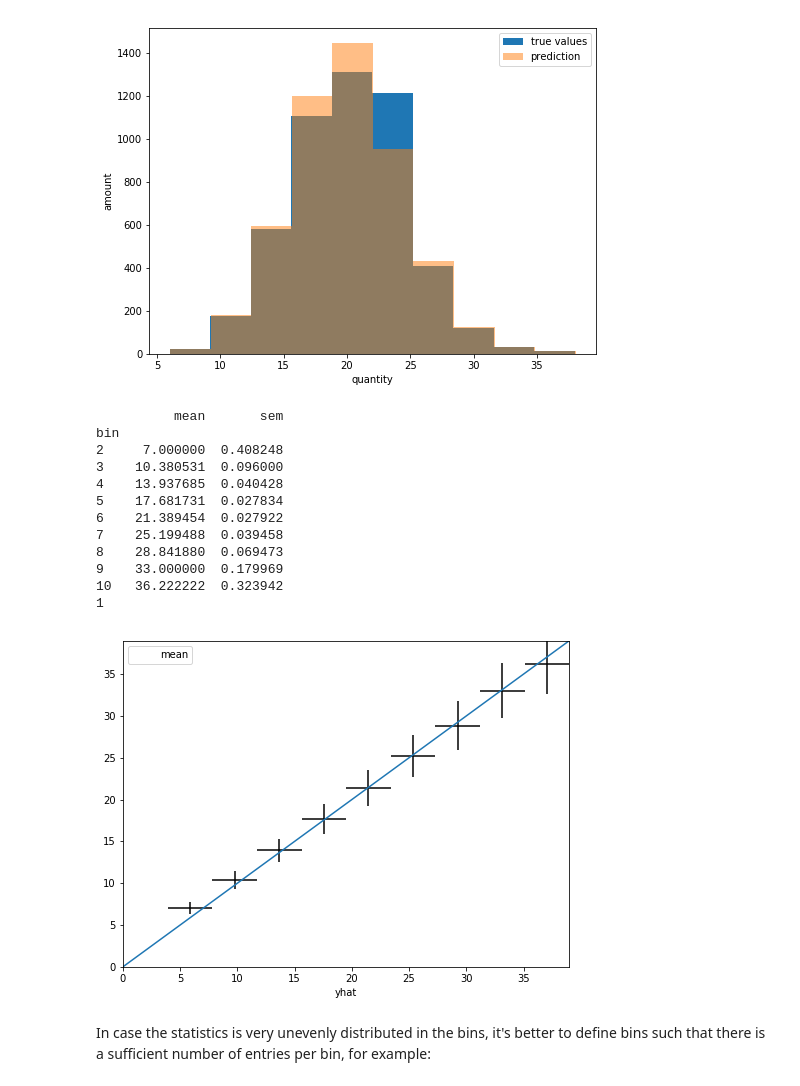
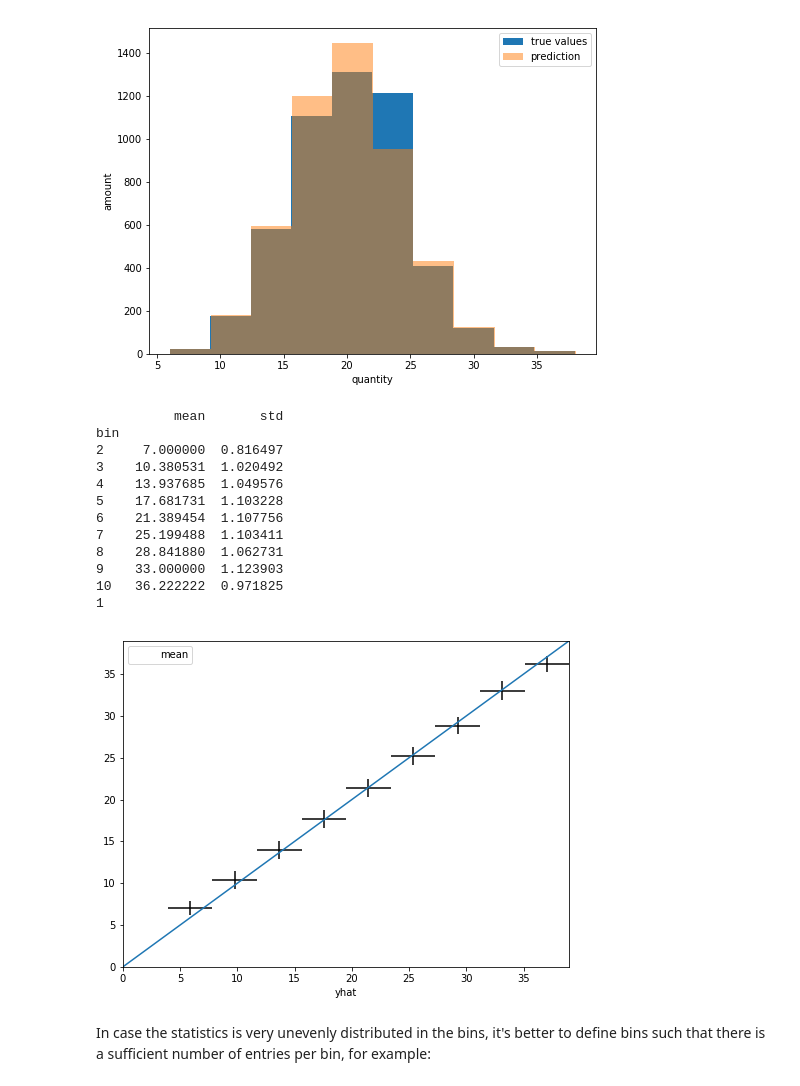
Before and after one commit to ukerzel/IUBHDemo, a Jupyter notebook: DiagonalPlot.ipynb, the cells around one changed output. Cells and saved outputs as stored; diff of their text form; code cells hidden in the pictures.

```diff
--- a/DiagonalPlot.ipynb
+++ b/DiagonalPlot.ipynb
@@ -78,7 +78,7 @@ df['bin'] = np.digitize(yhat, bins=bins)
 binned = df.groupby('bin')
 
 # calculate mean and standard error of the mean for true values in each bin
-result = binned['y'].agg(['mean', 'sem'])
+result = binned['y'].agg(['mean', 'std'])
 print(result)
 
 
@@ -86,47 +86,45 @@ print(result)
 #make sure that we have each a value in each bin and no NaNs
 #result = result.fillna(0.0)
 
 for i in range(1,n_bins+1):
     if i not in result.index:
         print(i)
         result.loc[i] = [NaN,NaN]
 result = result.sort_index()
 
-# calculate the y_err of each bin for the result
-result['y_err'] = 1.0/len(result)*np.sqrt( (result['mean']**2))
 result['yhat'] = bin_centers
 result['yhat_err'] = bin_width / 2
 
 result.plot(
     x='yhat',
     y='mean',
     xerr='yhat_err',
-    yerr='y_err',
+    yerr='std',
     linestyle='none',
     capsize=0,
     color='black',
 )
 
 #add a diagonalto guide the eye
 x_space = np.linspace(x_min, x_max)
 plt.plot(x_space, 1.0*x_space)
 plt.ylim(0, border)
 plt.xlim(0, border)
 plt.show()
 # %% [output]
-          mean       sem
+          mean       std
 bin
-2     7.000000  0.408248
-3    10.380531  0.096000
-4    13.937685  0.040428
-5    17.681731  0.027834
-6    21.389454  0.027922
-7    25.199488  0.039458
-8    28.841880  0.069473
-9    33.000000  0.179969
-10   36.222222  0.323942
+2     7.000000  0.816497
+3    10.380531  1.020492
+4    13.937685  1.049576
+5    17.681731  1.103228
+6    21.389454  1.107756
+7    25.199488  1.103411
+8    28.841880  1.062731
+9    33.000000  1.123903
+10   36.222222  0.971825
 1
-[figure, old version]
+[figure, new version]
 # %% [markdown]
 In case the statistics is very unevenly distributed in the bins, it's better to define bins such that there is a sufficient number of entries per bin, for example:
 # %%
```
Also changed, not shown: parts of 1 cell of this notebook.
